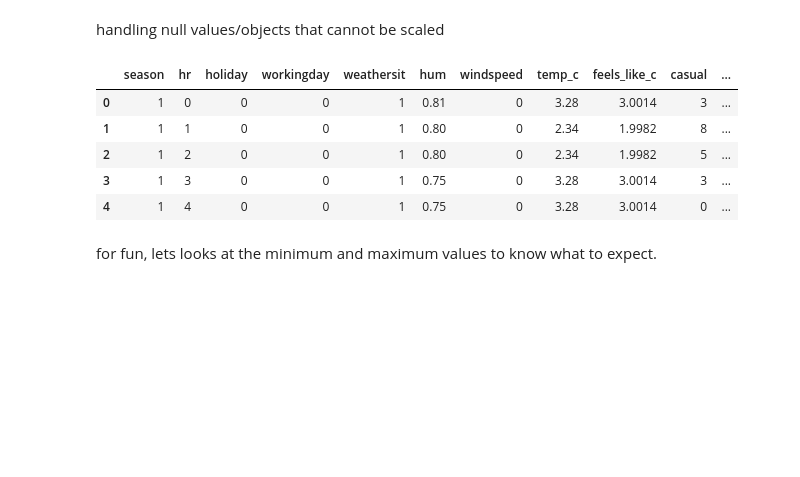
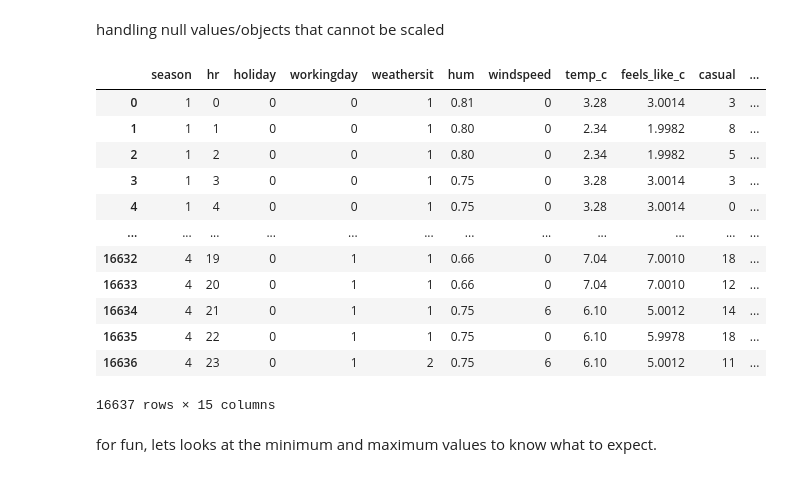
Before and after one commit to wmezadev/CSE-450-TEAM-4, a Jupyter notebook: draft/BikeNetwork.ipynb, the cells around one changed output. Drawn from its saved outputs; the diff is of its cells as text; code cells hidden in the pictures; blank space fills up the shorter version.

```diff
--- a/draft/BikeNetwork.ipynb
+++ b/draft/BikeNetwork.ipynb
@@ -13,8 +20,8 @@ from sklearn.model_selection import train_test_split
 from sklearn.preprocessing import MinMaxScaler
 # %%
 
-bikes = pd.read_csv('https://raw.githubusercontent.com/byui-cse/cse450-course/master/data/bikes.csv')
+bikes = pd.read_csv('https://raw.githubusercontent.com/byui-cse/cse450-course/master/data/bikes.csv', parse_dates=['dteday'])
 
-bikes.head()
+bikes.tail()
 # %% [output]
 |  | dteday | season | hr | holiday | workingday | weathersit | hum | windspeed | temp_c | feels_like_c | ... |
@@ -28,25 +35,36 @@ handling null values/objects that cannot be scaled
 # %%
 #you could just drop this column of date, but i believe its relevant.
 #were gonna split it into one column with the day of year instead.
-bikes['dteday'] = pd.to_datetime(bikes['dteday'])
-bikes['day_of_year'] = bikes['dteday'].dt.dayofyear
+bikes['day'] = bikes['dteday'].dt.day
+
+bikes['month'] = bikes['dteday'].dt.month
+bikes['year'] = bikes['dteday'].dt.year
+bikes['day_of_week'] = bikes['dteday'].dt.day_of_week
 
 
-#we dont need dteday anymore since its data has been split.
+# #we dont need dteday anymore since its data has been split.
 bikes = bikes.drop('dteday', axis=1)
 
 #creating a column for total users (will be the target value)
-totalUsers = bikes['casual'] + bikes['registered']
-bikes['totalUsers'] = totalUsers
+# bikes['totalUsers'] = bikes['casual'] + bikes['registered']
 
-bikes.head()
+
+bikes.head(150)
+bikes
 # %% [output]
 |  | season | hr | holiday | workingday | weathersit | hum | windspeed | temp_c | feels_like_c | casual | ... |
 | 0 | 1 | 0 | 0 | 0 | 1 | 0.81 | 0 | 3.28 | 3.0014 | 3 | ... |
 | 1 | 1 | 1 | 0 | 0 | 1 | 0.80 | 0 | 2.34 | 1.9982 | 8 | ... |
 | 2 | 1 | 2 | 0 | 0 | 1 | 0.80 | 0 | 2.34 | 1.9982 | 5 | ... |
 | 3 | 1 | 3 | 0 | 0 | 1 | 0.75 | 0 | 3.28 | 3.0014 | 3 | ... |
 | 4 | 1 | 4 | 0 | 0 | 1 | 0.75 | 0 | 3.28 | 3.0014 | 0 | ... |
+| ... | ... | ... | ... | ... | ... | ... | ... | ... | ... | ... | ... |
+| 16632 | 4 | 19 | 0 | 1 | 1 | 0.66 | 0 | 7.04 | 7.0010 | 18 | ... |
+| 16633 | 4 | 20 | 0 | 1 | 1 | 0.66 | 0 | 7.04 | 7.0010 | 12 | ... |
+| 16634 | 4 | 21 | 0 | 1 | 1 | 0.75 | 6 | 6.10 | 5.0012 | 14 | ... |
+| 16635 | 4 | 22 | 0 | 1 | 1 | 0.75 | 0 | 6.10 | 5.9978 | 18 | ... |
+| 16636 | 4 | 23 | 0 | 1 | 2 | 0.75 | 6 | 6.10 | 5.0012 | 11 | ... |
+16637 rows × 15 columns
 # %% [markdown]
 for fun, lets looks at the minimum and maximum values to know what to expect.
 # %%
```
Also changed, not shown: parts of 15 cells of this notebook.
